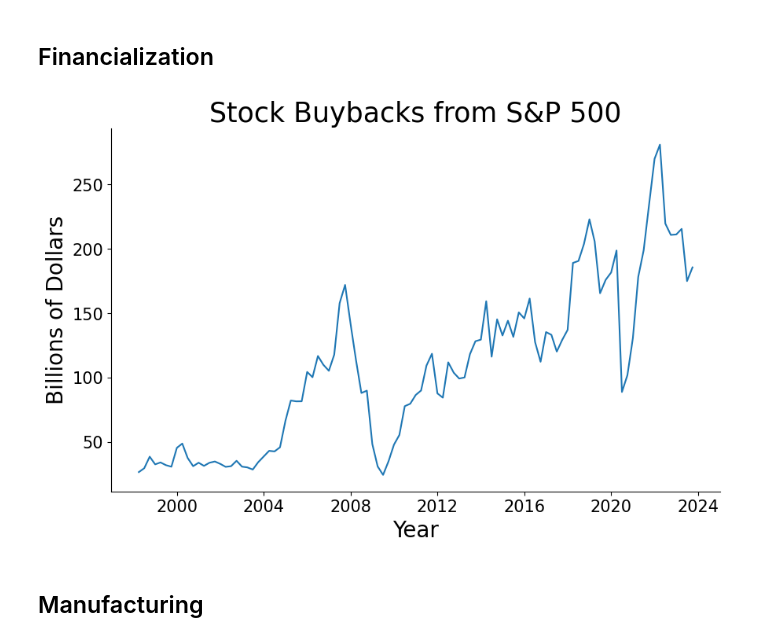
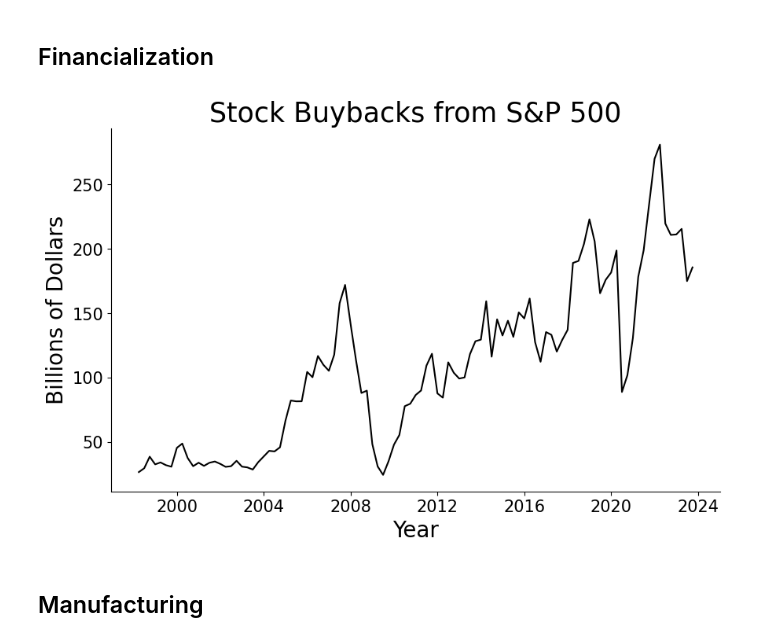
Before and after one commit to jordanott/BackToTheFuture, a Jupyter notebook: notebooks/business.ipynb, the cells around one changed output. Cells and saved outputs as stored; diff of their text form; code cells hidden in the pictures.

```diff
--- a/notebooks/business.ipynb
+++ b/notebooks/business.ipynb
@@ -64,14 +64,14 @@ Text(0.5, 0, 'Year')
 stock_buybacks = pd.read_csv("../raw_data/business/financialization/stock_buybacks.csv")
 stock_buybacks["Date"] = pd.to_datetime(stock_buybacks["Date"])
 # %%
-sns.lineplot(x="Date", y="Buybacks (Billions of Dollars)", data=stock_buybacks)
+sns.lineplot(x="Date", y="Buybacks (Billions of Dollars)", data=stock_buybacks, color="black")
 plt.ylabel("Billions of Dollars")
 plt.xlabel("Year")
 plt.title("Stock Buybacks from S&P 500")
 
 plt.savefig("../images/stock_buybacks.png")
 # %% [output]
-[figure, old version]
+[figure, new version]
 # %% [markdown]
 ## Manufacturing
 # %% [markdown]
```
Also changed, not shown: parts of 1 cell of this notebook, 1 other file.
